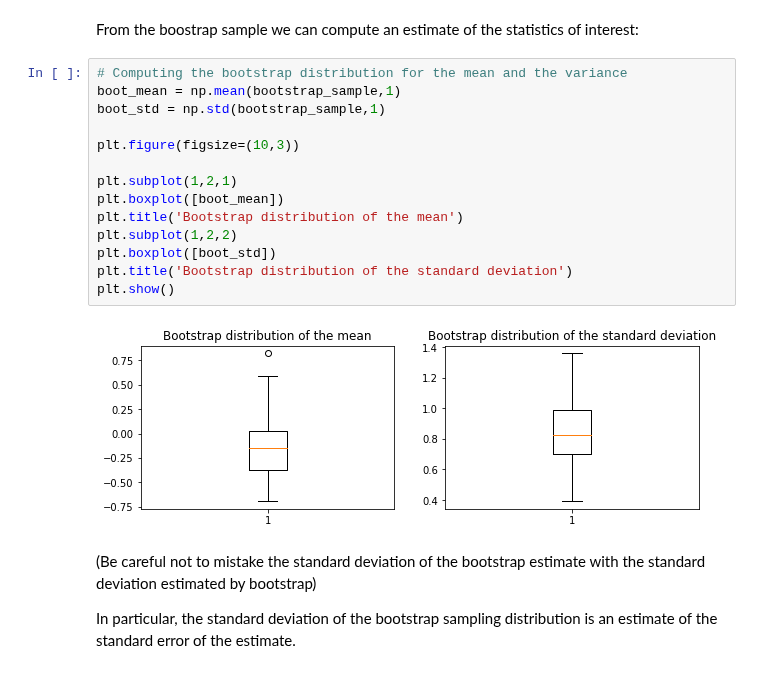
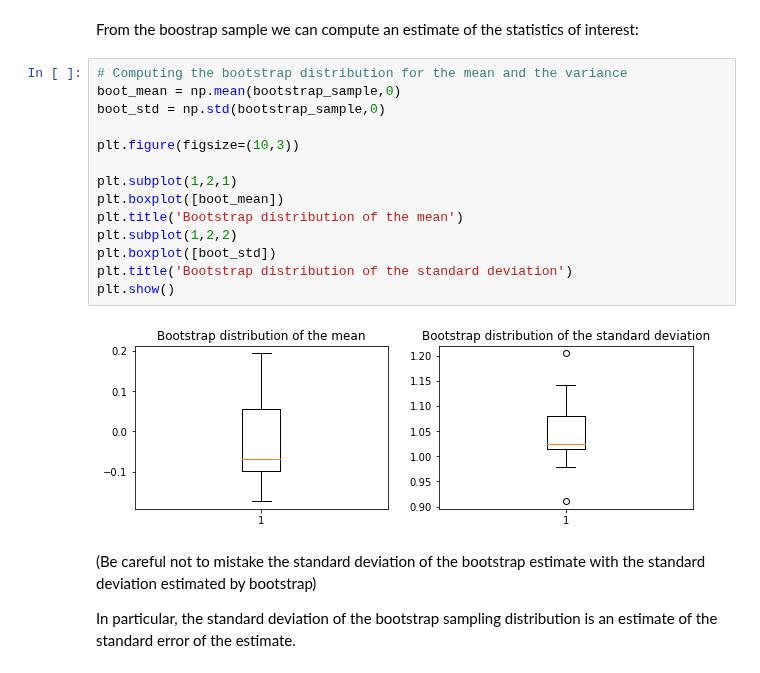
Before and after one commit to marcolorenzi/marcolorenzi.github.io, a Jupyter notebook: material/lesson4.ipynb, the cells around one changed output. Cells and saved outputs as stored; diff of their text form.

```diff
--- a/material/lesson4.ipynb
+++ b/material/lesson4.ipynb
@@ -41,20 +41,20 @@ plt.show()
 From the boostrap sample we can compute an estimate of the statistics of interest:
 # %%
 # Computing the bootstrap distribution for the mean and the variance
-boot_mean = np.mean(bootstrap_sample,1)
-boot_std = np.std(bootstrap_sample,1)
+boot_mean = np.mean(bootstrap_sample,0)
+boot_std = np.std(bootstrap_sample,0)
 
 plt.figure(figsize=(10,3))
 
 plt.subplot(1,2,1)
 plt.boxplot([boot_mean])
 plt.title('Bootstrap distribution of the mean')
 plt.subplot(1,2,2)
 plt.boxplot([boot_std])
 plt.title('Bootstrap distribution of the standard deviation')
 plt.show()
 # %% [output]
-[figure, old version]
+[figure, new version]
 # %% [markdown]
 (Be careful not to mistake the standard deviation of the bootstrap estimate with the standard deviation estimated by bootstrap)
 
```
Also changed, not shown: parts of 2 cells of this notebook, 2 other files.
